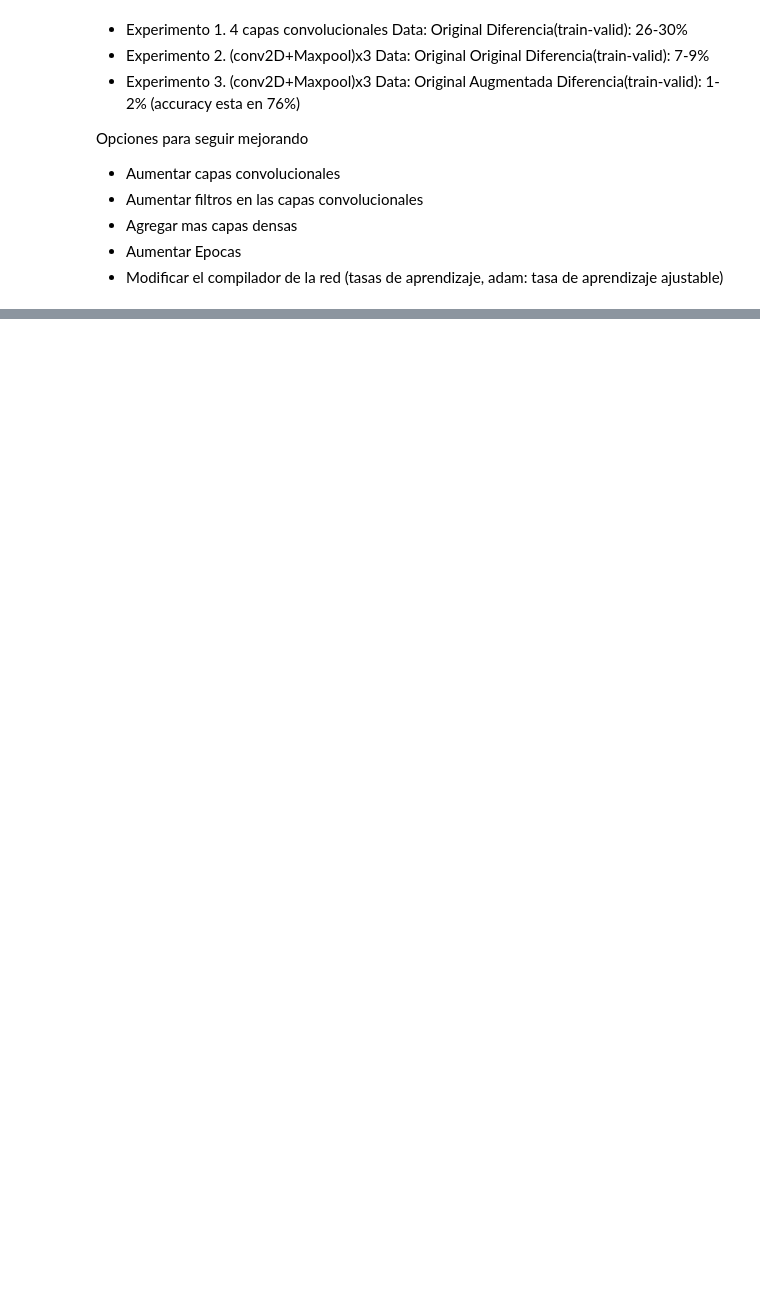
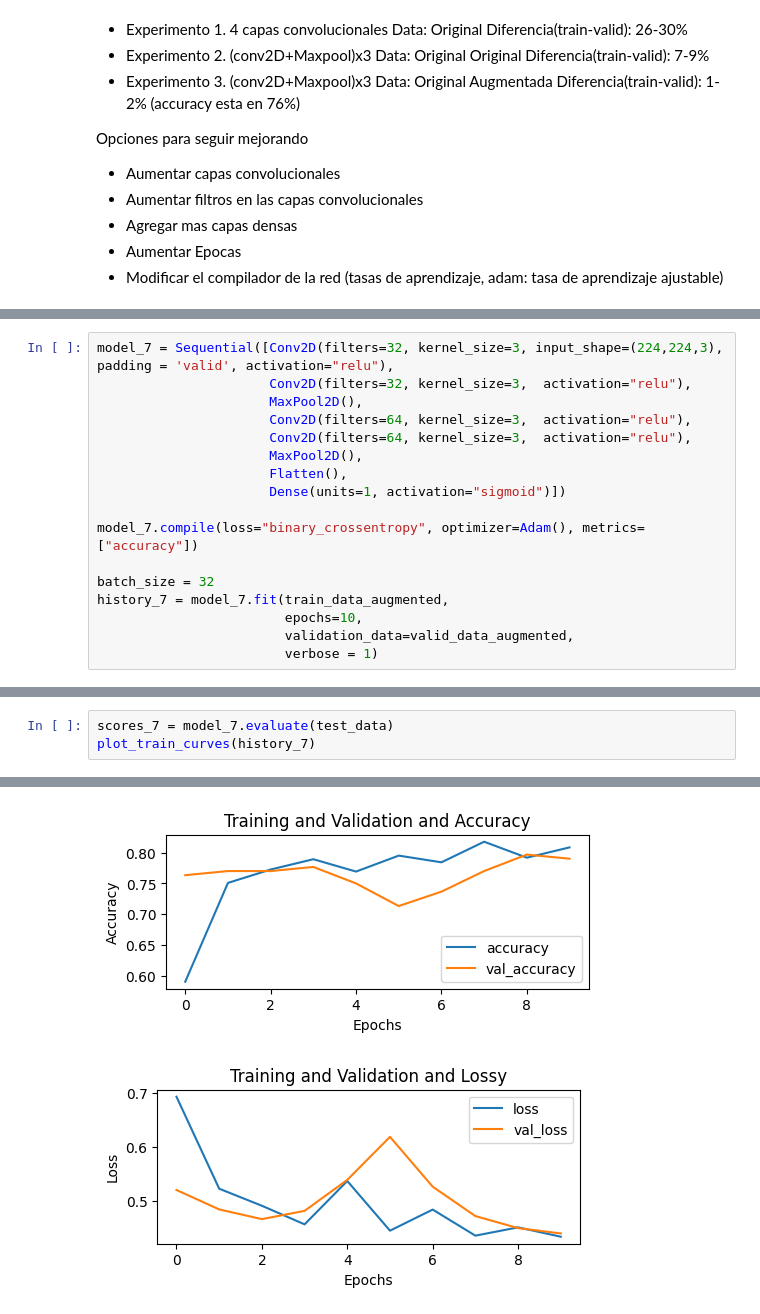
Before and after one commit to Liam-Nova/BIT_IA_Bootcamp, a Jupyter notebook: S12_C3_CNN_Binary_clase.ipynb, the cells around one changed output, grey strips where cells are left out. Saved outputs shown, nothing was run; the diff lists cells and outputs as text; blank space fills up the shorter version.

```diff
--- a/S12_C3_CNN_Binary_clase.ipynb
+++ b/S12_C3_CNN_Binary_clase.ipynb
@@ -627,0 +727,17 @@ plot_train_curves(history_5)
+# %%
+model_7 = Sequential([Conv2D(filters=32, kernel_size=3, input_shape=(224,224,3), padding = 'valid', activation="relu"),
+                      Conv2D(filters=32, kernel_size=3,  activation="relu"),
+                      MaxPool2D(),
+                      Conv2D(filters=64, kernel_size=3,  activation="relu"),
+                      Conv2D(filters=64, kernel_size=3,  activation="relu"),
+                      MaxPool2D(),
+                      Flatten(),
+                      Dense(units=1, activation="sigmoid")])
+
+model_7.compile(loss="binary_crossentropy", optimizer=Adam(), metrics=["accuracy"])
+
+batch_size = 32
+history_7 = model_7.fit(train_data_augmented,
+                        epochs=10,
+                        validation_data=valid_data_augmented,
+                        verbose = 1)
@@ -627,0 +765,4 @@ plot_train_curves(history_5)
+# %%
+scores_7 = model_7.evaluate(test_data)
+plot_train_curves(history_7)
+# %% [output]
@@ -627,0 +770,2 @@ plot_train_curves(history_5)
+[figure, added]
+[figure, added]
```
Also changed, not shown: parts of 38 cells of this notebook.
